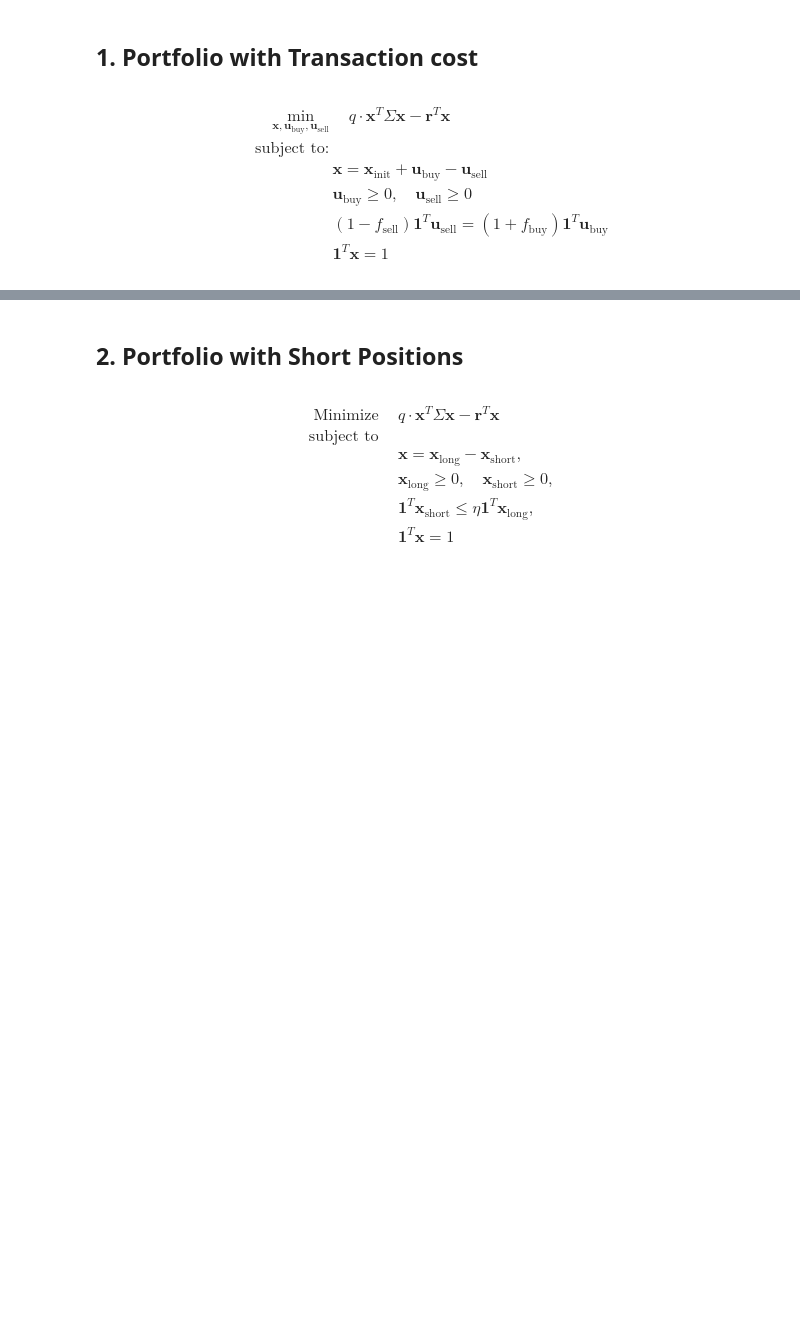
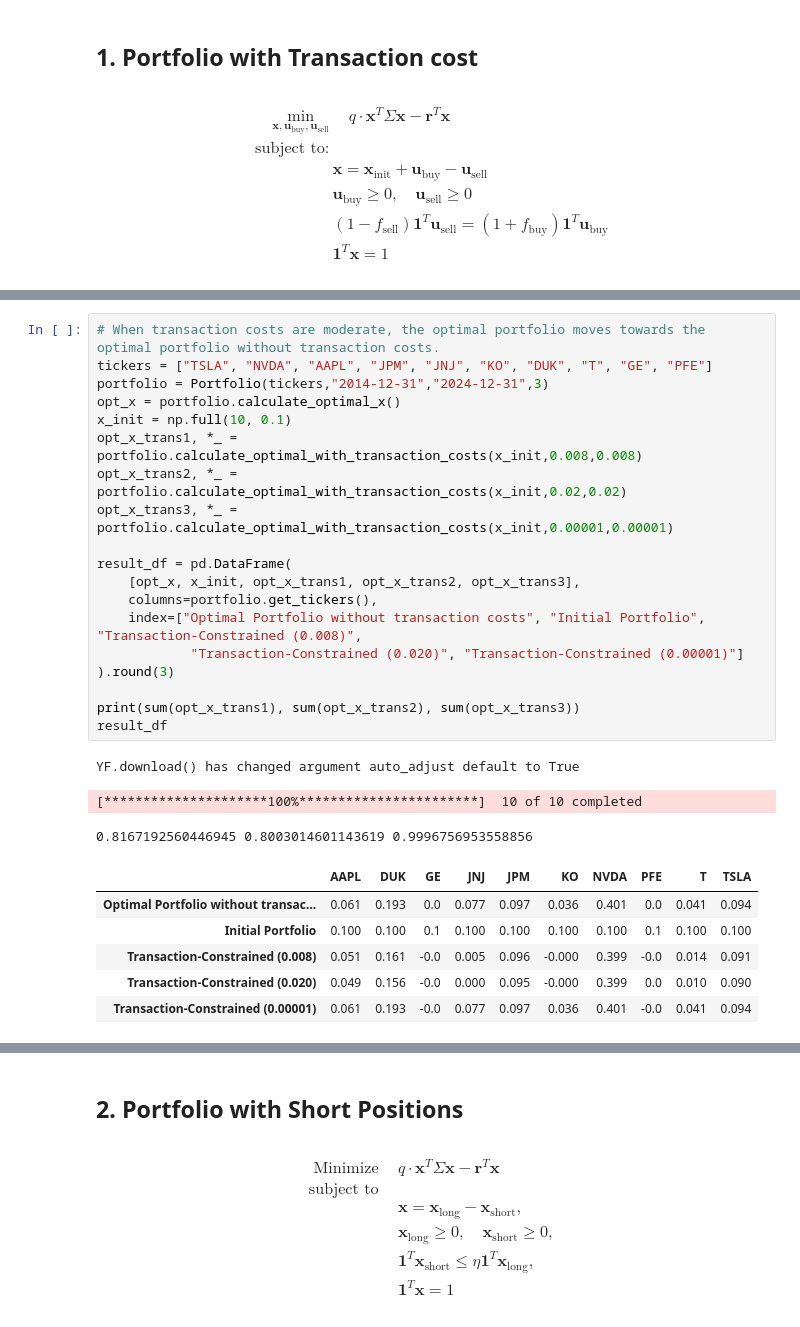
Before and after one commit to jchhong/math441-convex-opt, a Jupyter notebook: main.ipynb, the cells around one changed output, grey strips where cells are left out. Drawn from its saved outputs; the diff is of its cells as text; blank space fills up the shorter version.

```diff
--- a/main.ipynb
+++ b/main.ipynb
@@ -101,0 +156,29 @@ class Portfolio:
+# %%
+# When transaction costs are moderate, the optimal portfolio moves towards the optimal portfolio without transaction costs.
+tickers = ["TSLA", "NVDA", "AAPL", "JPM", "JNJ", "KO", "DUK", "T", "GE", "PFE"]
+portfolio = Portfolio(tickers,"2014-12-31","2024-12-31",3)
+opt_x = portfolio.calculate_optimal_x()
+x_init = np.full(10, 0.1)
+opt_x_trans1, *_ = portfolio.calculate_optimal_with_transaction_costs(x_init,0.008,0.008)
+opt_x_trans2, *_ = portfolio.calculate_optimal_with_transaction_costs(x_init,0.02,0.02)
+opt_x_trans3, *_ = portfolio.calculate_optimal_with_transaction_costs(x_init,0.00001,0.00001)
+
+result_df = pd.DataFrame(
+    [opt_x, x_init, opt_x_trans1, opt_x_trans2, opt_x_trans3],
+    columns=portfolio.get_tickers(),
+    index=["Optimal Portfolio without transaction costs", "Initial Portfolio", "Transaction-Constrained (0.008)",
+            "Transaction-Constrained (0.020)", "Transaction-Constrained (0.00001)"]
+).round(3)
+
+print(sum(opt_x_trans1), sum(opt_x_trans2), sum(opt_x_trans3))
+result_df
+# %% [output]
+YF.download() has changed argument auto_adjust default to True
+[*********************100%***********************]  10 of 10 completed
+0.8167192560446945 0.8003014601143619 0.9996756953558856
+|  | AAPL | DUK | GE | JNJ | JPM | KO | NVDA | PFE | T | TSLA |
+| Optimal Portfolio without transac... | 0.061 | 0.193 | 0.0 | 0.077 | 0.097 | 0.036 | 0.401 | 0.0 | 0.041 | 0.094 |
+| Initial Portfolio | 0.100 | 0.100 | 0.1 | 0.100 | 0.100 | 0.100 | 0.100 | 0.1 | 0.100 | 0.100 |
+| Transaction-Constrained (0.008) | 0.051 | 0.161 | -0.0 | 0.005 | 0.096 | -0.000 | 0.399 | -0.0 | 0.014 | 0.091 |
+| Transaction-Constrained (0.020) | 0.049 | 0.156 | -0.0 | 0.000 | 0.095 | -0.000 | 0.399 | 0.0 | 0.010 | 0.090 |
+| Transaction-Constrained (0.00001) | 0.061 | 0.193 | -0.0 | 0.077 | 0.097 | 0.036 | 0.401 | -0.0 | 0.041 | 0.094 |
```
Also changed, not shown: parts of 17 cells of this notebook, 1 other file.
